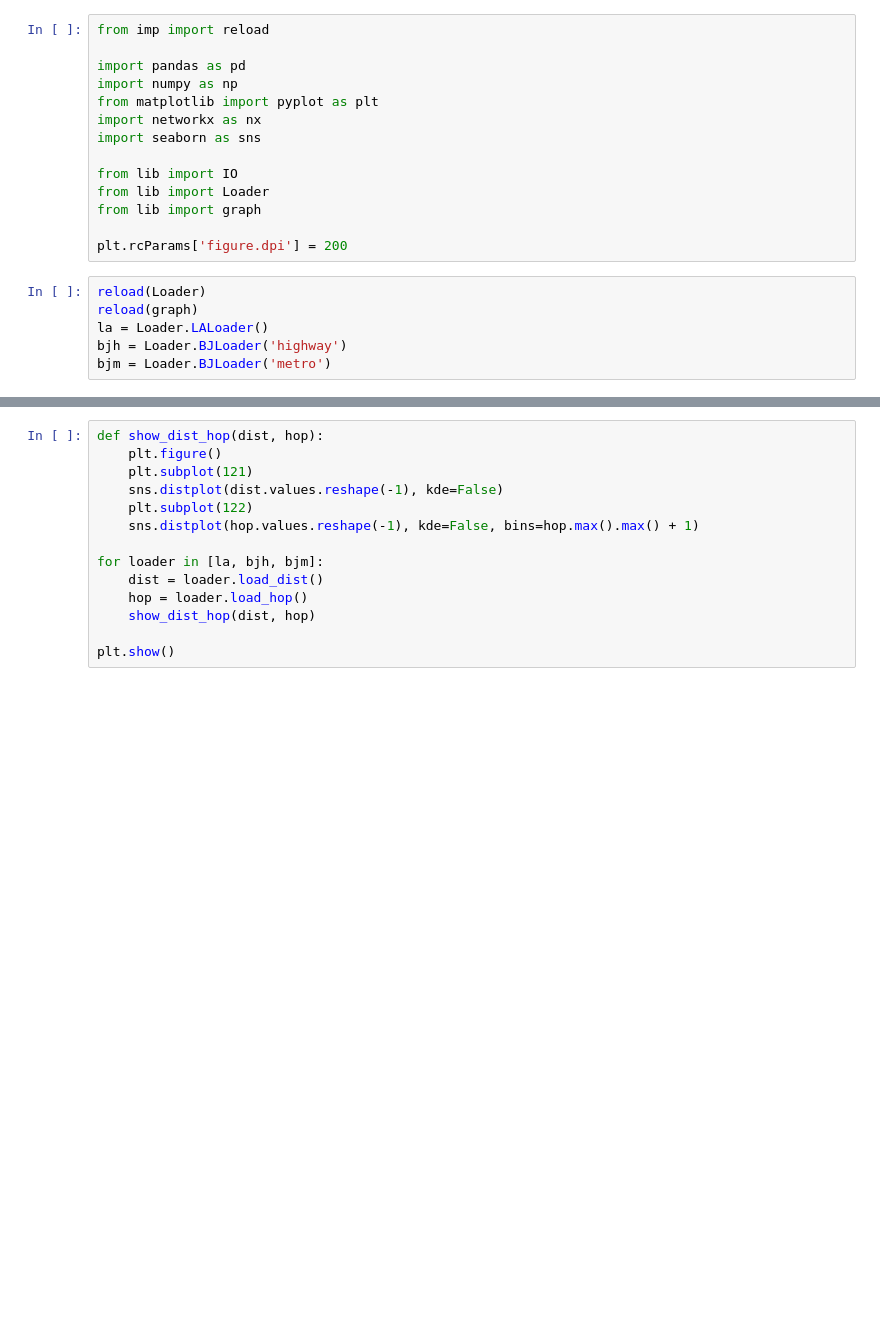
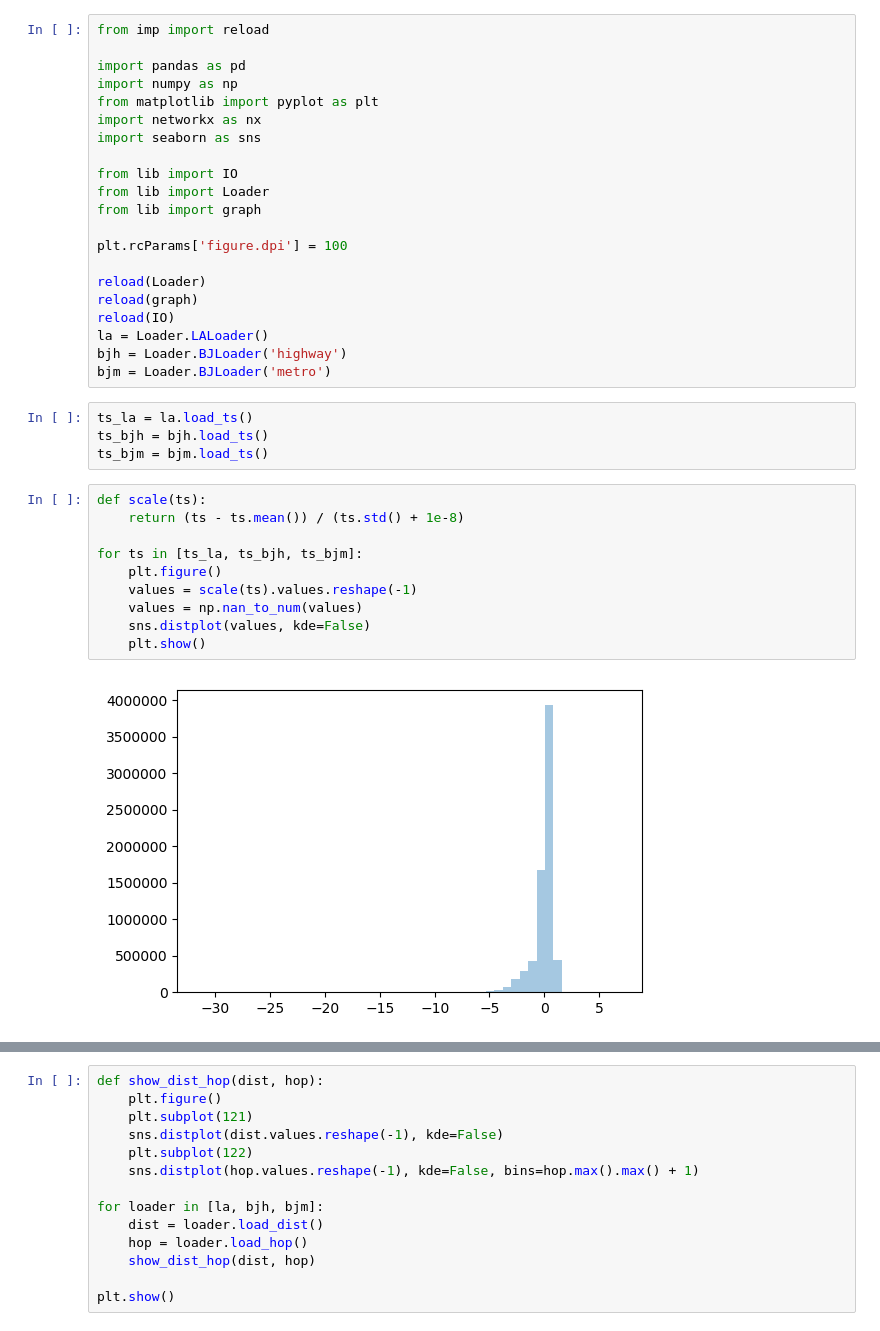
Before and after one commit to shawnwan47/ST_Attention, a Jupyter notebook: Untitled.ipynb, the cells around one changed output, grey strips where cells are left out. Drawn from its saved outputs; the diff is of its cells as text; blank space fills up the shorter version.

```diff
--- a/Untitled.ipynb
+++ b/Untitled.ipynb
@@ -11,10 +11,27 @@ from lib import IO
 from lib import Loader
 from lib import graph
 
-plt.rcParams['figure.dpi'] = 200
+plt.rcParams['figure.dpi'] = 100
+
+reload(Loader)
+reload(graph)
+reload(IO)
+la = Loader.LALoader()
+bjh = Loader.BJLoader('highway')
+bjm = Loader.BJLoader('metro')
-# %%
-reload(Loader)
-reload(graph)
-la = Loader.LALoader()
-bjh = Loader.BJLoader('highway')
-bjm = Loader.BJLoader('metro')
+# %%
+ts_la = la.load_ts()
+ts_bjh = bjh.load_ts()
+ts_bjm = bjm.load_ts()
+# %%
+def scale(ts):
+    return (ts - ts.mean()) / (ts.std() + 1e-8)
+
+for ts in [ts_la, ts_bjh, ts_bjm]:
+    plt.figure()
+    values = scale(ts).values.reshape(-1)
+    values = np.nan_to_num(values)
+    sns.distplot(values, kde=False)
+    plt.show()
+# %% [output]
+[figure, added]
```
Also changed, not shown: parts of 4 cells of this notebook, 4 other files.
